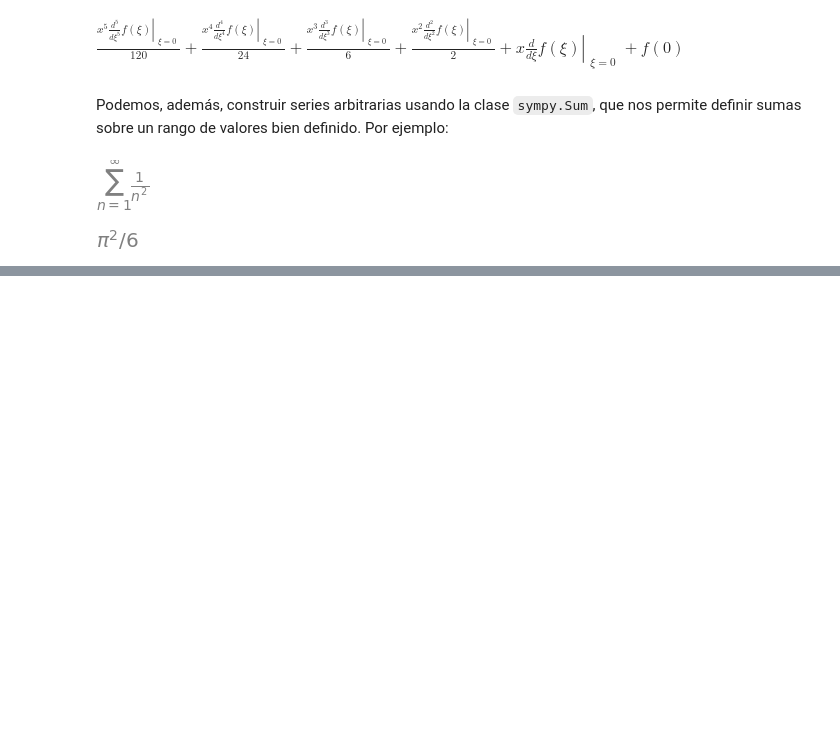
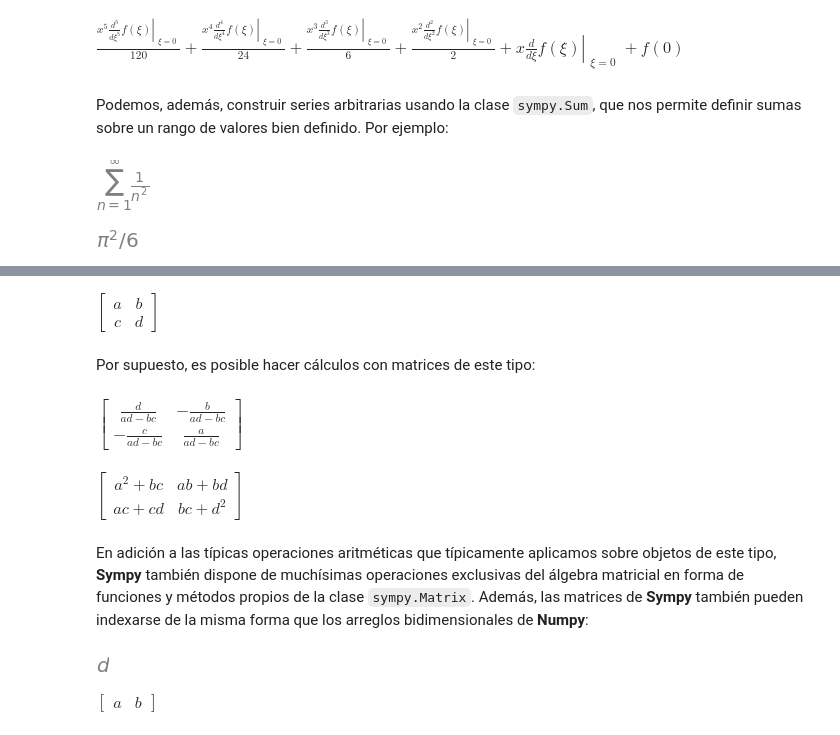
Before and after one commit to rquezadac/udd_data_analytics_lectures, a Jupyter notebook: seccion_04_scipy/clase_4_2.ipynb, the cells around one changed output, grey strips where cells are left out. Drawn from its saved outputs; the diff is of its cells as text; code cells hidden in the pictures; blank space fills up the shorter version.

```diff
--- a/seccion_04_scipy/clase_4_2.ipynb
+++ b/seccion_04_scipy/clase_4_2.ipynb
@@ -1188,0 +1256,35 @@ Y efectivamente tiene un conjunto solución (aunque no todas ellas en $\mathbb{R
+# %%
+# Definimos algunos símbolos.
+a, b, c, d = sympy.symbols("a, b, c, d")
+# %%
+# Construimos nuestra matriz.
+A = sympy.Matrix([[a, b], [c, d]])
+# %%
+# Mostramos nuestra matriz en pantalla.
+A
+# %% [output]
+$\displaystyle \left[\begin{matrix}a & b\\c & d\end{matrix}\right]$
+# %% [markdown]
+Por supuesto, es posible hacer cálculos con matrices de este tipo:
+# %%
+# Calculamos la matriz inversa.
+A**(-1)
+# %% [output]
+$\displaystyle \left[\begin{matrix}\frac{d}{a d - b c} & - \frac{b}{a d - b c}\\- \frac{c}{a d - b c} & \frac{a}{a d - b c}\end{matrix}\right]$
+# %%
+# Calculamos el cuadrado de esta matriz.
+A**(2)
+# %% [output]
+$\displaystyle \left[\begin{matrix}a^{2} + b c & a b + b d\\a c + c d & b c + d^{2}\end{matrix}\right]$
+# %% [markdown]
+En adición a las típicas operaciones aritméticas que típicamente aplicamos sobre objetos de este tipo, **Sympy** también dispone de muchísimas operaciones exclusivas del álgebra matricial en forma de funciones y métodos propios de la clase `sympy.Matrix`. Además, las matrices de **Sympy** también pueden indexarse de la misma forma que los arreglos bidimensionales de **Numpy**:
+# %%
+# El elemento de A en la posición (1, 1).
+A[1, 1]
+# %% [output]
+[figure, added]
+# %%
+# La primera fila de A.
+A[0, :]
+# %% [output]
+$\displaystyle \left[\begin{matrix}a & b\end{matrix}\right]$
```
Also changed, not shown: parts of 85 cells of this notebook.
